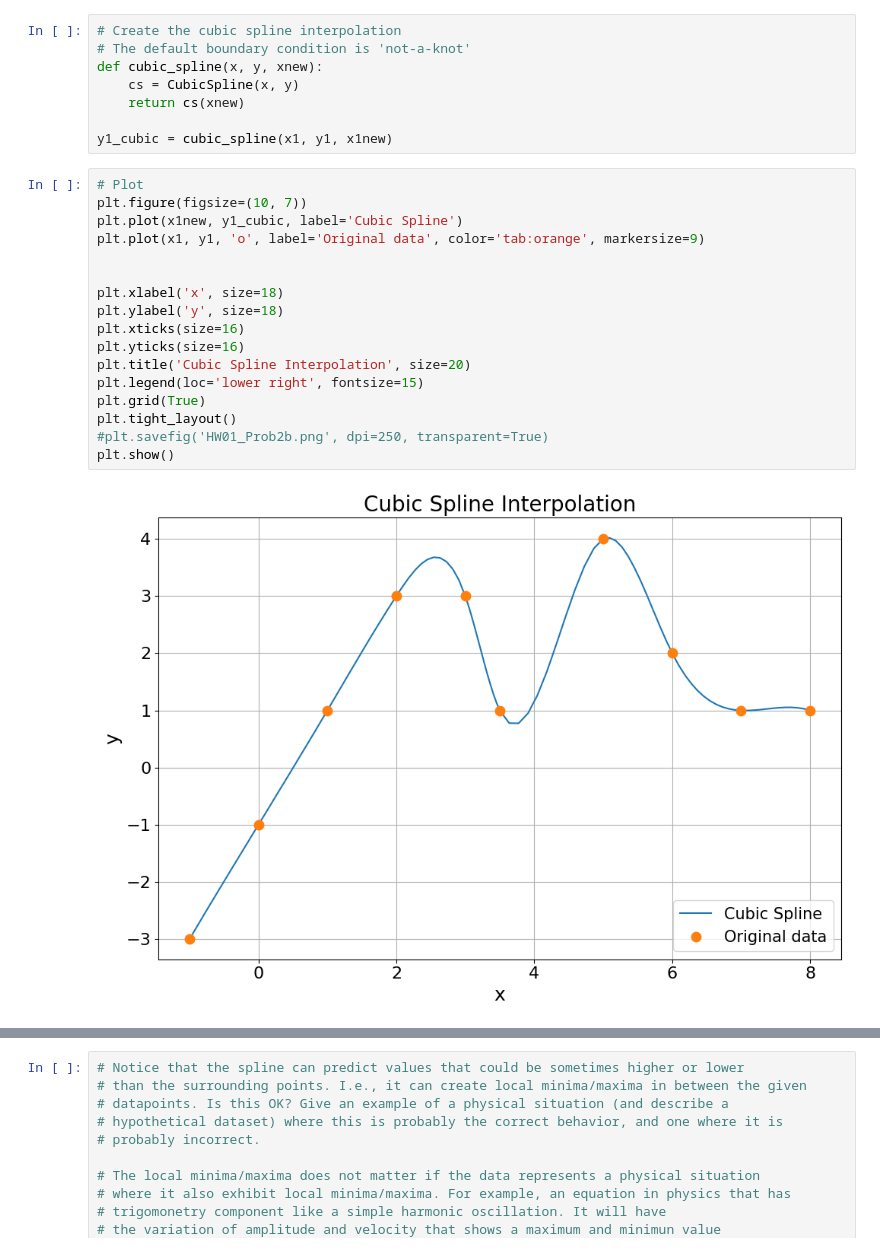
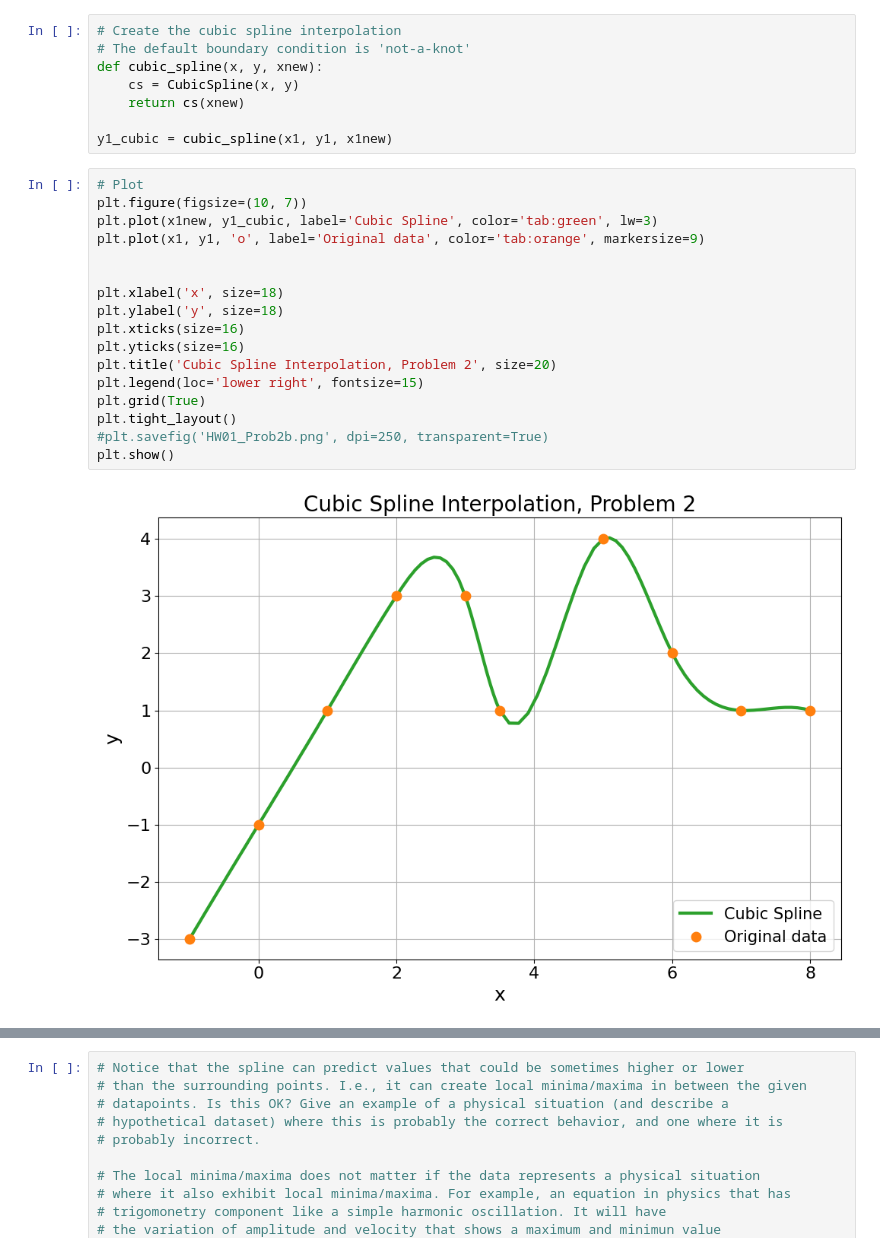
Before and after one commit to galih123star/computational2026, a Jupyter notebook: HW01_CPA.ipynb, the cells around one changed output, grey strips where cells are left out. Cells and saved outputs as stored; diff of their text form.

```diff
--- a/HW01_CPA.ipynb
+++ b/HW01_CPA.ipynb
@@ -108,22 +97,22 @@ y1_cubic = cubic_spline(x1, y1, x1new)
 # %%
 # Plot
 plt.figure(figsize=(10, 7))
-plt.plot(x1new, y1_cubic, label='Cubic Spline')
+plt.plot(x1new, y1_cubic, label='Cubic Spline', color='tab:green', lw=3)
 plt.plot(x1, y1, 'o', label='Original data', color='tab:orange', markersize=9)
 
 
 plt.xlabel('x', size=18)
 plt.ylabel('y', size=18)
 plt.xticks(size=16)
 plt.yticks(size=16)
-plt.title('Cubic Spline Interpolation', size=20)
+plt.title('Cubic Spline Interpolation, Problem 2', size=20)
 plt.legend(loc='lower right', fontsize=15)
 plt.grid(True)
 plt.tight_layout()
 #plt.savefig('HW01_Prob2b.png', dpi=250, transparent=True)
 plt.show()
 # %% [output]
-[figure, old version]
+[figure, new version]
 # %%
 plt.figure(figsize=(10, 7))
 
```
Also changed, not shown: parts of 5 cells of this notebook.
